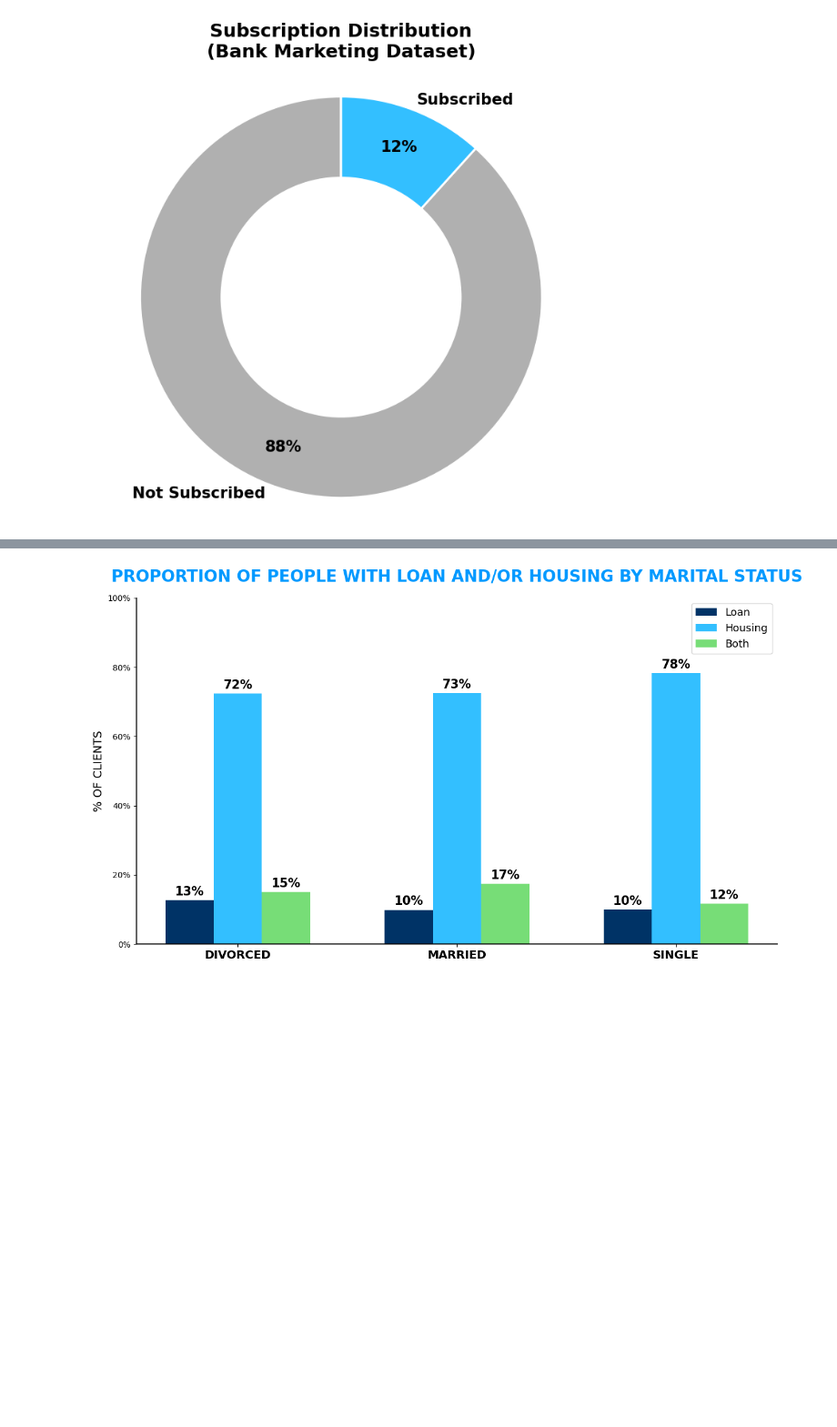
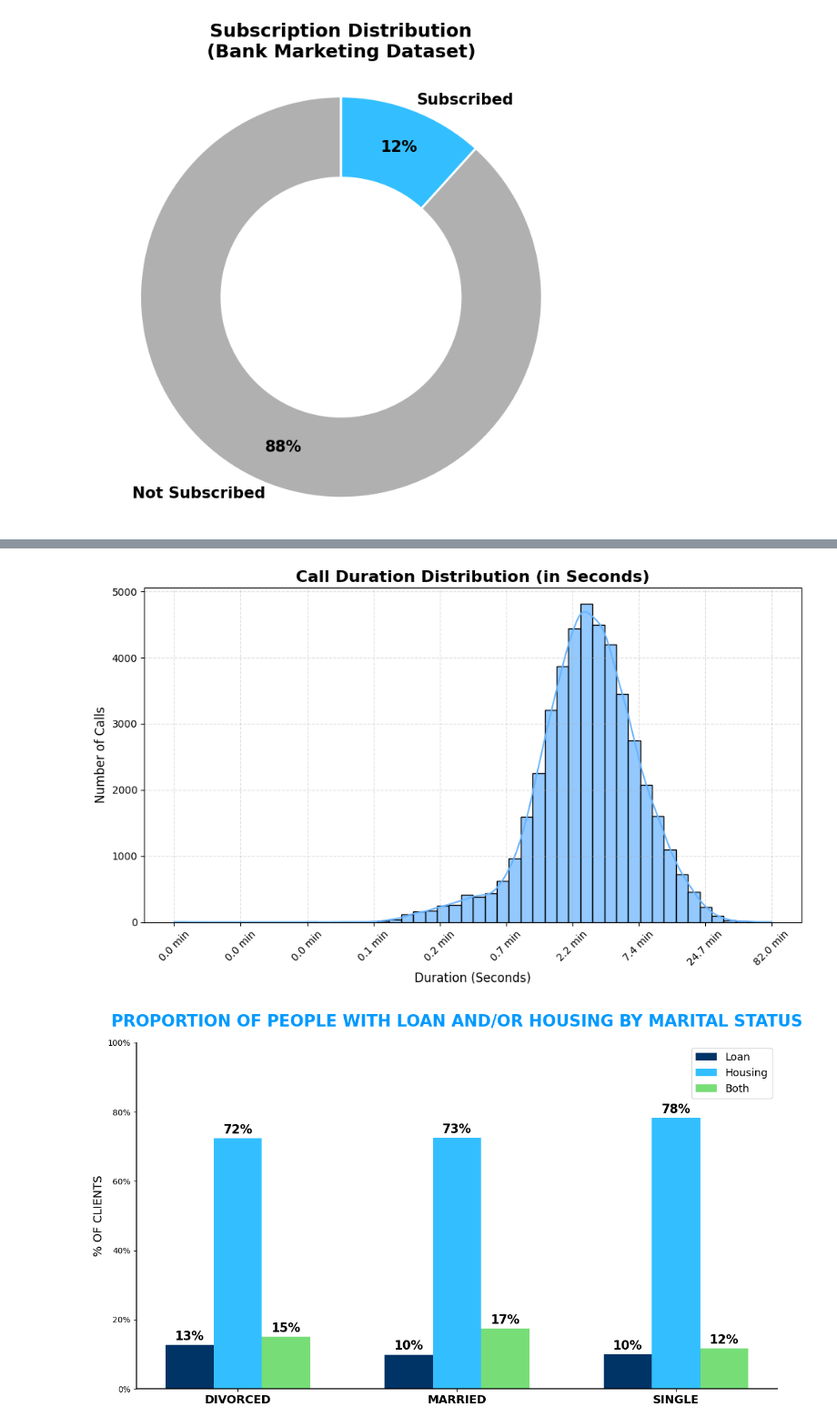
Before and after one commit to tlynx538/bank-marketing-project, a Jupyter notebook: src/DataVisualization.ipynb, the cells around one changed output, grey strips where cells are left out. Shown at 91% size. Saved outputs shown, nothing was run; the diff lists cells and outputs as text; code cells hidden in the pictures; blank space fills up the shorter version.

```diff
--- a/src/DataVisualization.ipynb
+++ b/src/DataVisualization.ipynb
@@ -118,3 +182,25 @@ plt.show()
+# %%
+# Log-transform (if not already done)
+df['duration_log'] = np.log(df['duration'] + 0.1)
+
+plt.figure(figsize=(10, 6))
+sns.histplot(df['duration_log'], bins=50, kde=True, color='#66b3ff', edgecolor='black', alpha=0.7)
+
+# Set the x-ticks to actual duration values
+xticks = np.linspace(df['duration_log'].min(), df['duration_log'].max(), 10)
+xtick_labels = [f"{np.exp(tick)/60:.1f} min" for tick in xticks]
+
+plt.xticks(xticks, labels=xtick_labels, rotation=45)
+
+plt.title('Call Duration Distribution (in Seconds)', fontsize=16, fontweight='bold')
+plt.xlabel('Duration (Seconds)', fontsize=12)
+plt.ylabel('Number of Calls', fontsize=12)
+plt.grid(True, linestyle='--', alpha=0.4)
+plt.tight_layout()
+plt.savefig('plots/call-duration.png')
+plt.show()
+# %% [output]
+[figure, added]
 # %%
 # Create a new column to capture combinations of 'yes' only
 df['loan_housing'] = df.apply(
```
Also changed, not shown: parts of 5 cells of this notebook, 16 other files.
